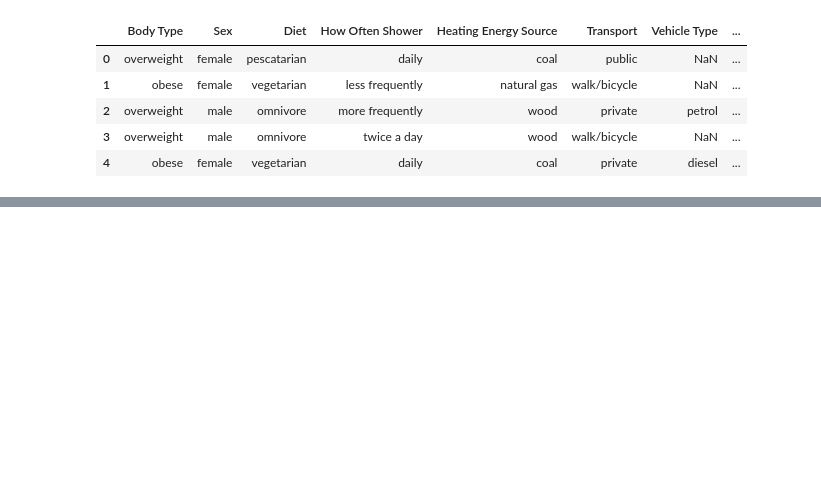
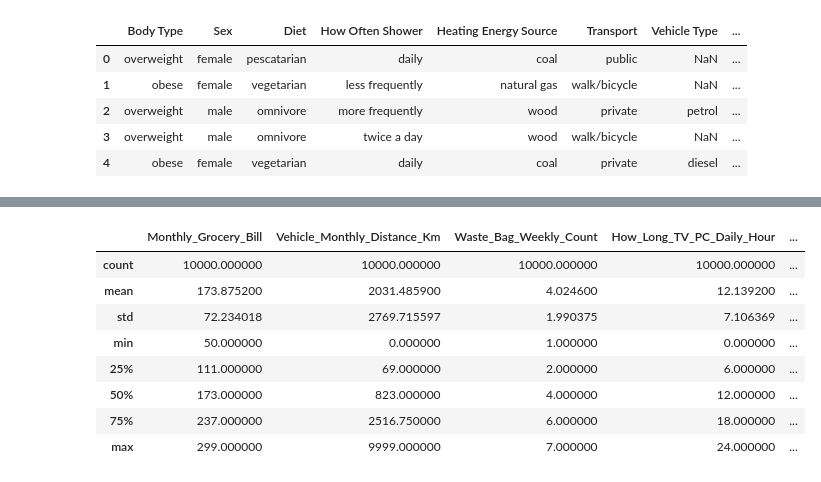
Before and after one commit to kevsergenc/carbon-footprint-app, a Jupyter notebook: notebooks/eda.ipynb, the cells around one changed output, grey strips where cells are left out. Cells and saved outputs as stored; diff of their text form; code cells hidden in the pictures; blank space fills up the shorter version.

```diff
--- a/notebooks/eda.ipynb
+++ b/notebooks/eda.ipynb
@@ -102,0 +146,12 @@ plt.show()
+# %%
+df[num_cols].describe()
+# %% [output]
+|  | Monthly_Grocery_Bill | Vehicle_Monthly_Distance_Km | Waste_Bag_Weekly_Count | How_Long_TV_PC_Daily_Hour | ... |
+| count | 10000.000000 | 10000.000000 | 10000.000000 | 10000.000000 | ... |
+| mean | 173.875200 | 2031.485900 | 4.024600 | 12.139200 | ... |
+| std | 72.234018 | 2769.715597 | 1.990375 | 7.106369 | ... |
+| min | 50.000000 | 0.000000 | 1.000000 | 0.000000 | ... |
+| 25% | 111.000000 | 69.000000 | 2.000000 | 6.000000 | ... |
+| 50% | 173.000000 | 823.000000 | 4.000000 | 12.000000 | ... |
+| 75% | 237.000000 | 2516.750000 | 6.000000 | 18.000000 | ... |
+| max | 299.000000 | 9999.000000 | 7.000000 | 24.000000 | ... |
```
Also changed, not shown: parts of 23 cells of this notebook, 15 other files.
